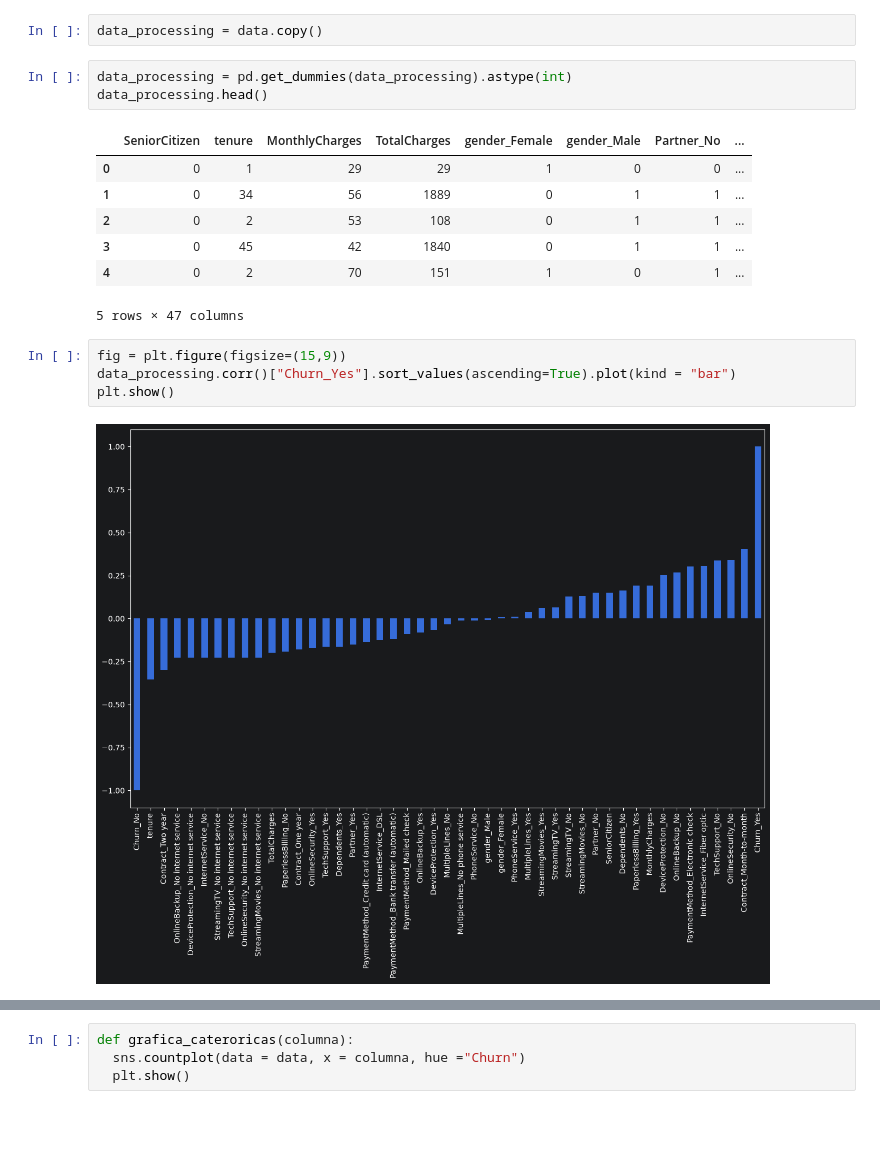
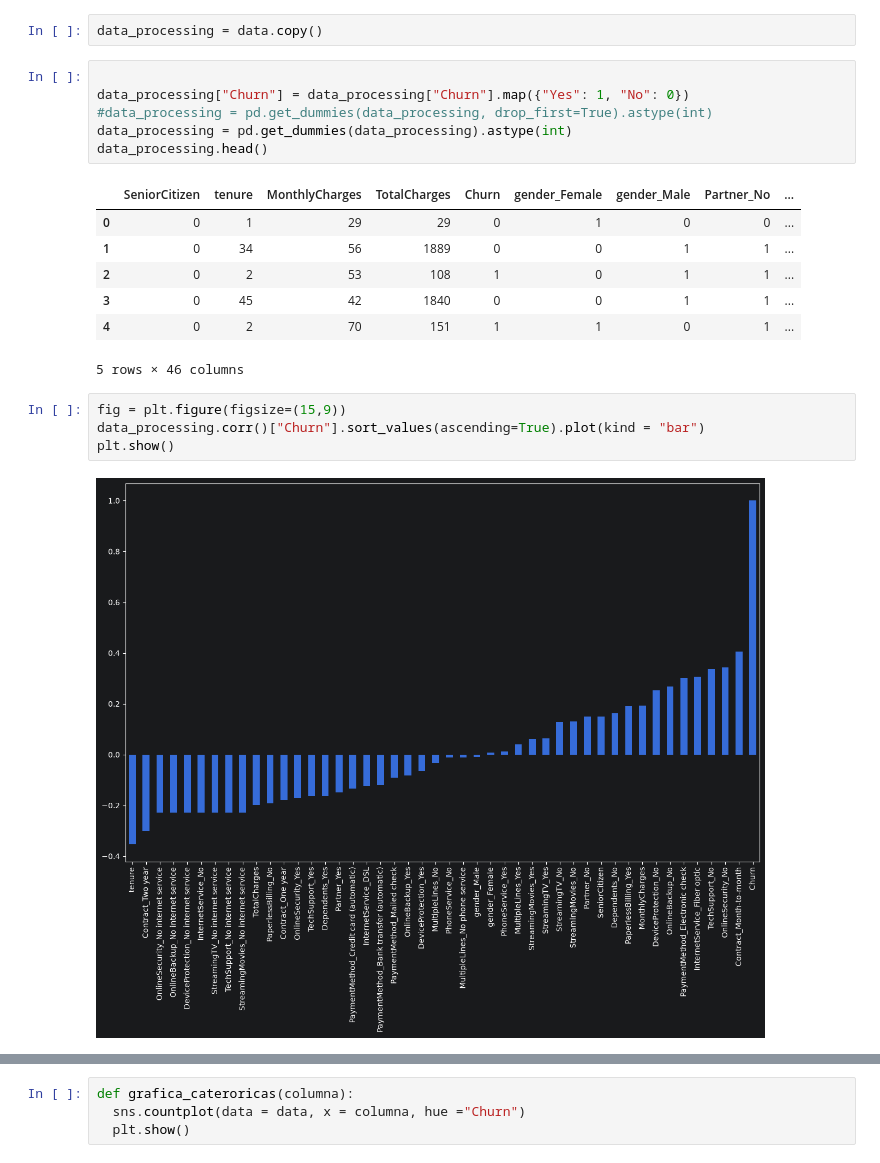
Before and after one commit to BreinerNavarro/IA_II, a Jupyter notebook: Corte_II/regresion_logistica.ipynb, the cells around one changed output, grey strips where cells are left out. Cells and saved outputs as stored; diff of their text form; blank space fills up the shorter version.

```diff
--- a/Corte_II/regresion_logistica.ipynb
+++ b/Corte_II/regresion_logistica.ipynb
@@ -222,22 +222,25 @@ data.head()
 # %%
 data_processing = data.copy()
 # %%
+
+data_processing["Churn"] = data_processing["Churn"].map({"Yes": 1, "No": 0})
+#data_processing = pd.get_dummies(data_processing, drop_first=True).astype(int)
 data_processing = pd.get_dummies(data_processing).astype(int)
 data_processing.head()
 # %% [output]
-|  | SeniorCitizen | tenure | MonthlyCharges | TotalCharges | gender_Female | gender_Male | Partner_No | ... |
-| 0 | 0 | 1 | 29 | 29 | 1 | 0 | 0 | ... |
-| 1 | 0 | 34 | 56 | 1889 | 0 | 1 | 1 | ... |
-| 2 | 0 | 2 | 53 | 108 | 0 | 1 | 1 | ... |
-| 3 | 0 | 45 | 42 | 1840 | 0 | 1 | 1 | ... |
-| 4 | 0 | 2 | 70 | 151 | 1 | 0 | 1 | ... |
+|  | SeniorCitizen | tenure | MonthlyCharges | TotalCharges | Churn | gender_Female | gender_Male | Partner_No | ... |
+| 0 | 0 | 1 | 29 | 29 | 0 | 1 | 0 | 0 | ... |
+| 1 | 0 | 34 | 56 | 1889 | 0 | 0 | 1 | 1 | ... |
+| 2 | 0 | 2 | 53 | 108 | 1 | 0 | 1 | 1 | ... |
+| 3 | 0 | 45 | 42 | 1840 | 0 | 0 | 1 | 1 | ... |
+| 4 | 0 | 2 | 70 | 151 | 1 | 1 | 0 | 1 | ... |
-5 rows × 47 columns
+5 rows × 46 columns
 # %%
 fig = plt.figure(figsize=(15,9))
-data_processing.corr()["Churn_Yes"].sort_values(ascending=True).plot(kind = "bar")
+data_processing.corr()["Churn"].sort_values(ascending=True).plot(kind = "bar")
 plt.show()
 # %% [output]
-[figure, old version]
+[figure, new version]
 # %%
 #Escalizar los datos
 
```
Also changed, not shown: parts of 16 cells of this notebook, 2 other files.
